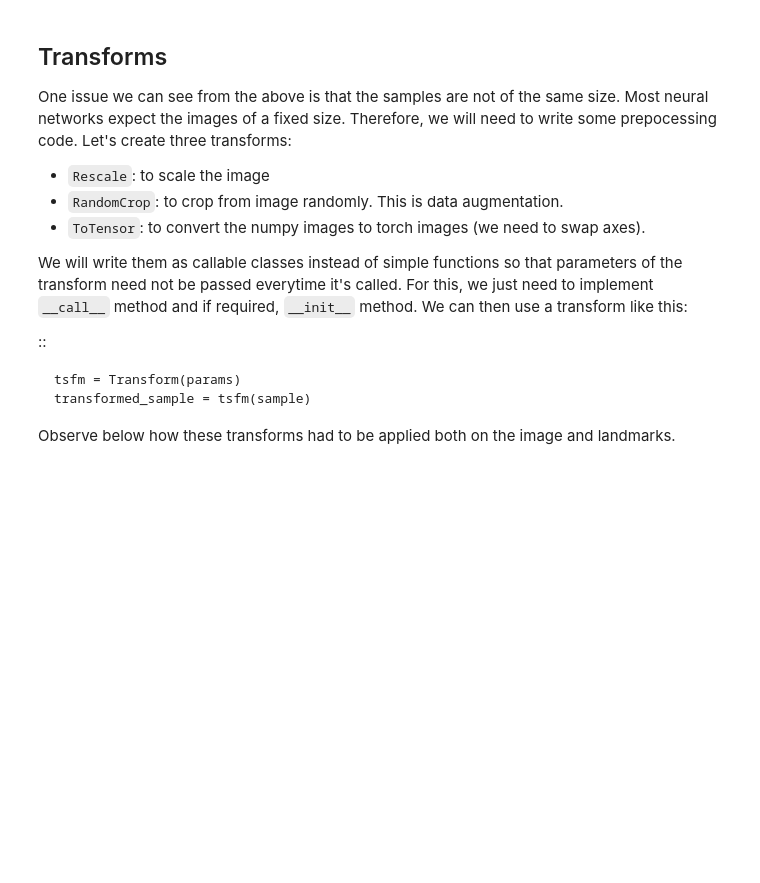
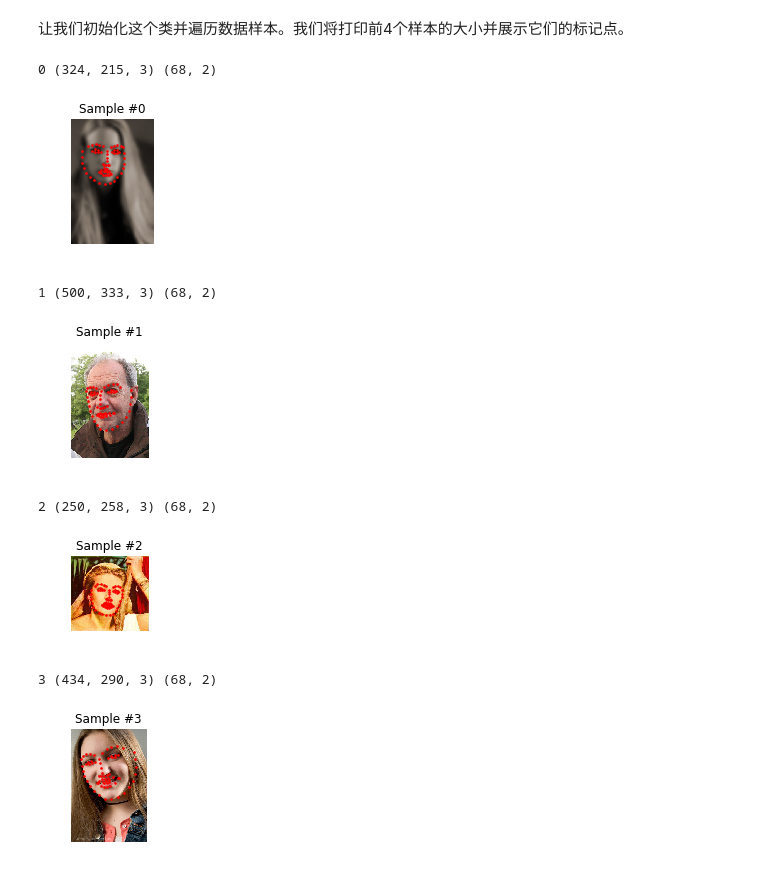
Before and after one commit to yhshu/PyTorch_Tutorials, a Jupyter notebook: 数据装载与处理教程/data_loading_tutorial.ipynb, the cells around one changed output. Saved outputs shown, nothing was run; the diff lists cells and outputs as text; code cells hidden in the pictures; blank space fills up the shorter version.

```diff
--- a/数据装载与处理教程/data_loading_tutorial.ipynb
+++ b/数据装载与处理教程/data_loading_tutorial.ipynb
@@ -108,10 +103,9 @@ class FaceLandmarksDataset(Dataset):
     def __init__(self, csv_file, root_dir, transform=None):
         """
         Args:
-            csv_file (string): Path to the csv file with annotations.
-            root_dir (string): Directory with all the images.
-            transform (callable, optional): Optional transform to be applied
-                on a sample.
+            csv_file (string): 带有注释的 csv 文件的路径
+            root_dir (string): 含所有图像的目录
+            transform (callable, optional): 要应用于样本的可选变换
         """
         self.landmarks_frame = pd.read_csv(csv_file)
         self.root_dir = root_dir
@@ -123,7 +117,7 @@ class FaceLandmarksDataset(Dataset):
     def __getitem__(self, idx):
         img_name = os.path.join(self.root_dir,
                                 self.landmarks_frame.iloc[idx, 0])
-        image = io.imread(img_name)
+        image = io.imread(img_name)  # 由图片名读取图片
         landmarks = self.landmarks_frame.iloc[idx, 1:].as_matrix()
         landmarks = landmarks.astype('float').reshape(-1, 2)
         sample = {'image': image, 'landmarks': landmarks}
@@ -138,47 +129,31 @@ will print the sizes of first 4 samples and show their landmarks.
+# %% [markdown]
+让我们初始化这个类并遍历数据样本。我们将打印前4个样本的大小并展示它们的标记点。
 # %%
-face_dataset = FaceLandmarksDataset(csv_file='faces/face_landmarks.csv',
-                                    root_dir='faces/')
+face_dataset = FaceLandmarksDataset(
+    csv_file='faces/face_landmarks.csv', root_dir='faces/')
 
 fig = plt.figure()
 
 for i in range(len(face_dataset)):
     sample = face_dataset[i]
 
     print(i, sample['image'].shape, sample['landmarks'].shape)
 
-    ax = plt.subplot(1, 4, i + 1)
+    ax = plt.subplot(1, 4, i + 1)  # subplot(nrows, ncols, index, **kwargs)
     plt.tight_layout()
-    ax.set_title('Sample #{}'.format(i))
+    ax.set_title('Sample #{}'.format(i))  # 图片标题
     ax.axis('off')
-    show_landmarks(**sample)
+    show_landmarks(**sample)  # 字典形式传参
 
     if i == 3:
         plt.show()
         break
+# %% [output]
+0 (324, 215, 3) (68, 2)
+[figure, added]
+1 (500, 333, 3) (68, 2)
+[figure, added]
+2 (250, 258, 3) (68, 2)
+[figure, added]
+3 (434, 290, 3) (68, 2)
+[figure, added]
-# %% [markdown]
-Transforms
-----------
-
-One issue we can see from the above is that the samples are not of the
-same size. Most neural networks expect the images of a fixed size.
-Therefore, we will need to write some prepocessing code.
-Let's create three transforms:
-
--  ``Rescale``: to scale the image
--  ``RandomCrop``: to crop from image randomly. This is data
-   augmentation.
--  ``ToTensor``: to convert the numpy images to torch images (we need to
-   swap axes).
-
-We will write them as callable classes instead of simple functions so
-that parameters of the transform need not be passed everytime it's
-called. For this, we just need to implement ``__call__`` method and
-if required, ``__init__`` method. We can then use a transform like this:
-
-::
-
-    tsfm = Transform(params)
-    transformed_sample = tsfm(sample)
-
-Observe below how these transforms had to be applied both on the image and
-landmarks.
```
Also changed, not shown: parts of 22 cells of this notebook, 2 other files.
